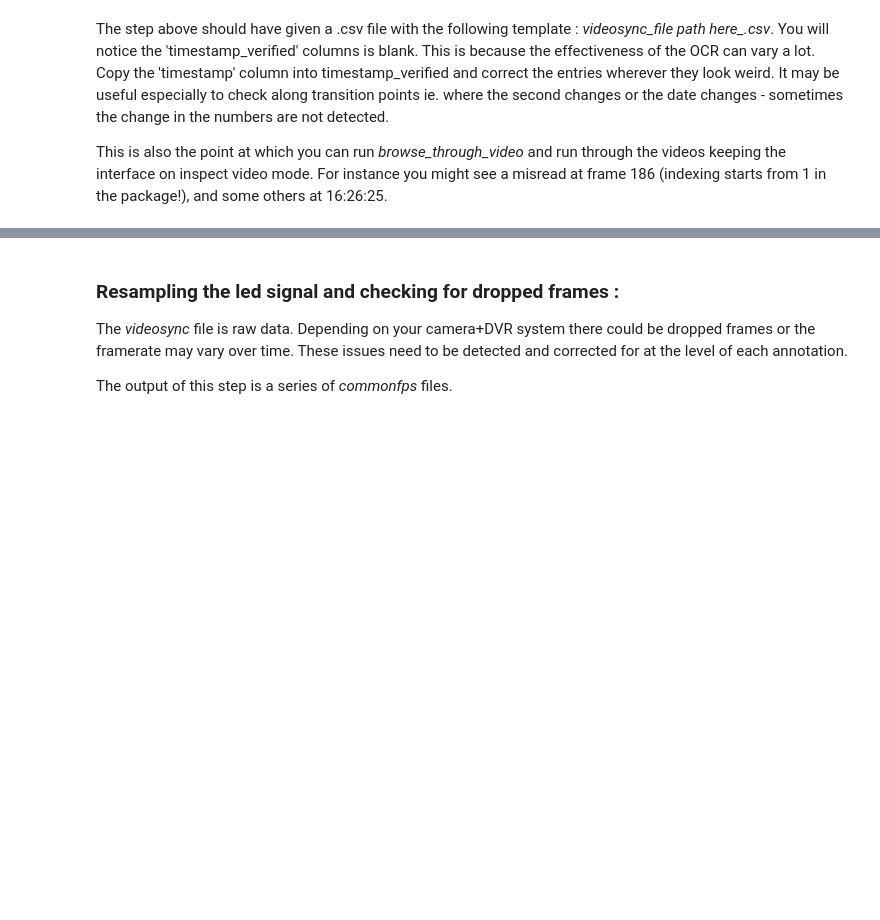
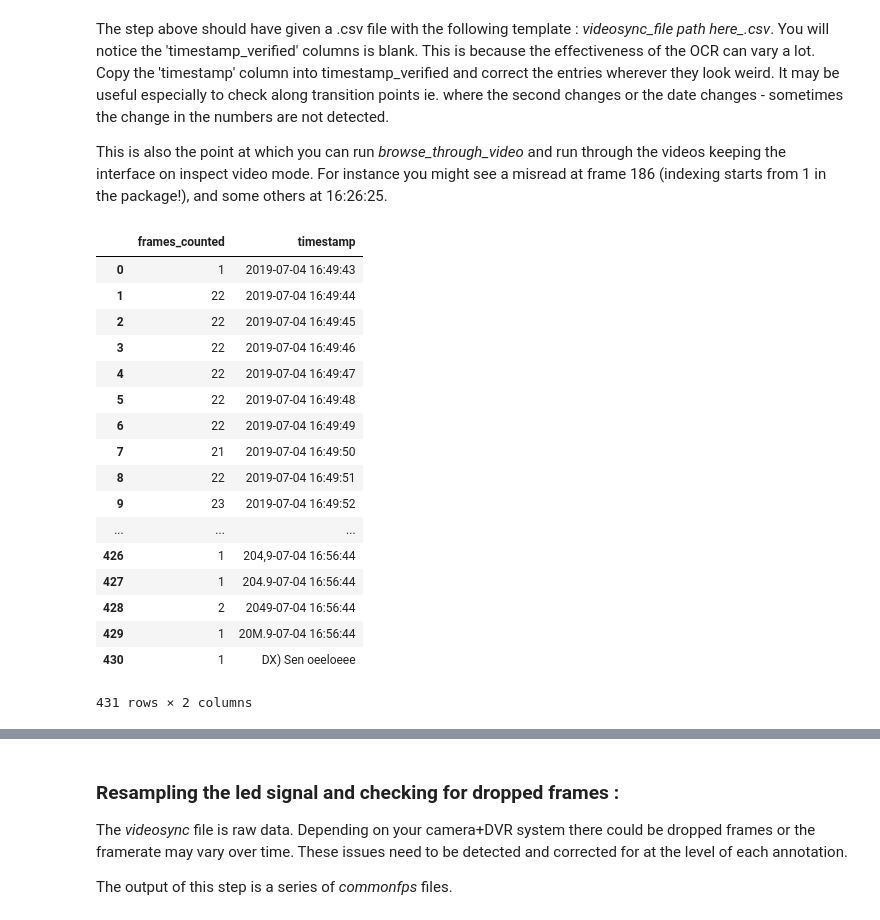
Before and after one commit to thejasvibr/match_audio_to_video, a Jupyter notebook: example_data/Run through tutorial - matching_audio_to_video.ipynb, the cells around one changed output, grey strips where cells are left out. Drawn from its saved outputs; the diff is of its cells as text; code cells hidden in the pictures; blank space fills up the shorter version.

```diff
--- a/example_data/Run through tutorial - matching_audio_to_video.ipynb
+++ b/example_data/Run through tutorial - matching_audio_to_video.ipynb
@@ -67,3 +50,26 @@ df = pd.read_csv('videosync_DVRecorder_03_20190704_16.49.45-16.56.42[R][@da37][0
+# %%
+display_framerate = pd.DataFrame(data={'timestamp':timestamps,'frames_counted':counts})
+# %%
+display_framerate
+# %% [output]
+|  | frames_counted | timestamp |
+| 0 | 1 | 2019-07-04 16:49:43 |
+| 1 | 22 | 2019-07-04 16:49:44 |
+| 2 | 22 | 2019-07-04 16:49:45 |
+| 3 | 22 | 2019-07-04 16:49:46 |
+| 4 | 22 | 2019-07-04 16:49:47 |
+| 5 | 22 | 2019-07-04 16:49:48 |
+| 6 | 22 | 2019-07-04 16:49:49 |
+| 7 | 21 | 2019-07-04 16:49:50 |
+| 8 | 22 | 2019-07-04 16:49:51 |
+| 9 | 23 | 2019-07-04 16:49:52 |
+| ... | ... | ... |
+| 426 | 1 | 204,9-07-04 16:56:44 |
+| 427 | 1 | 204.9-07-04 16:56:44 |
+| 428 | 2 | 2049-07-04 16:56:44 |
+| 429 | 1 | 20M.9-07-04 16:56:44 |
+| 430 | 1 | DX) Sen oeeloeee |
+431 rows × 2 columns
 # %%
 plt.figure()
 plt.plot(df['led_intensity'])
```
Also changed, not shown: parts of 8 cells of this notebook.
